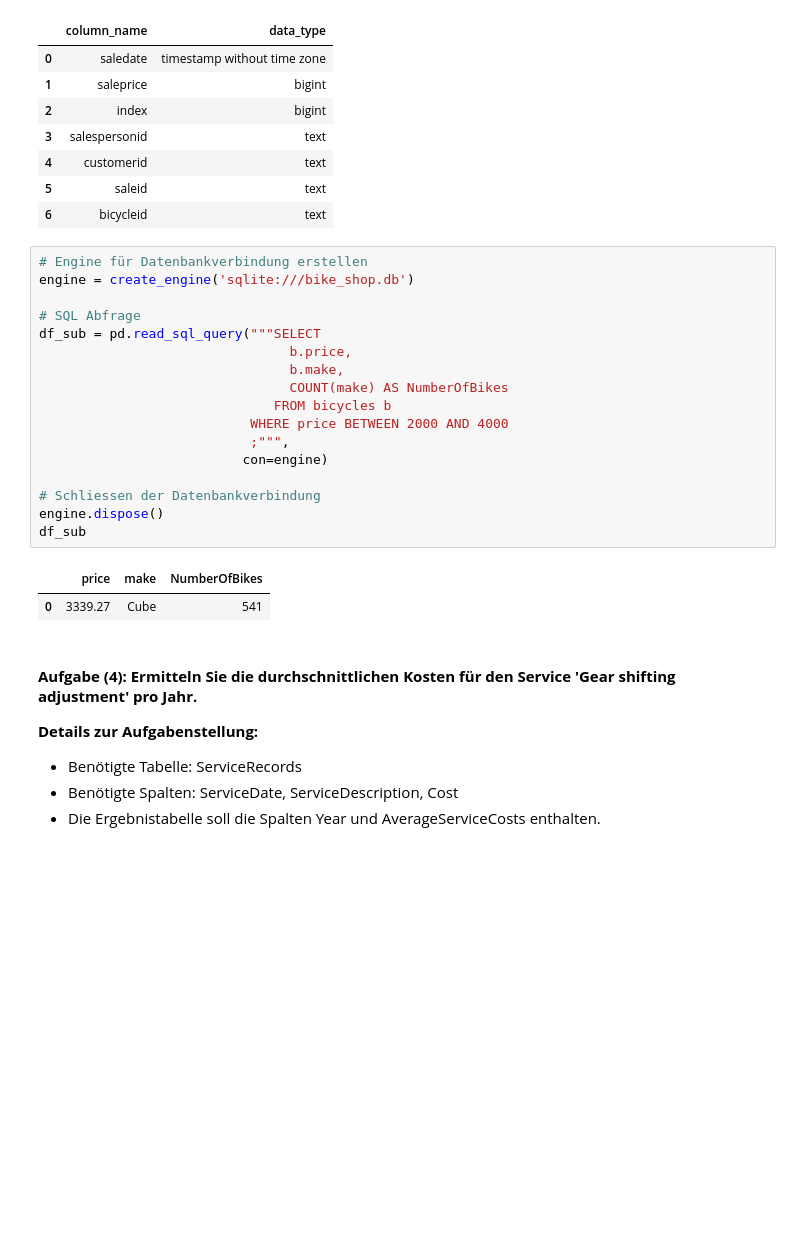
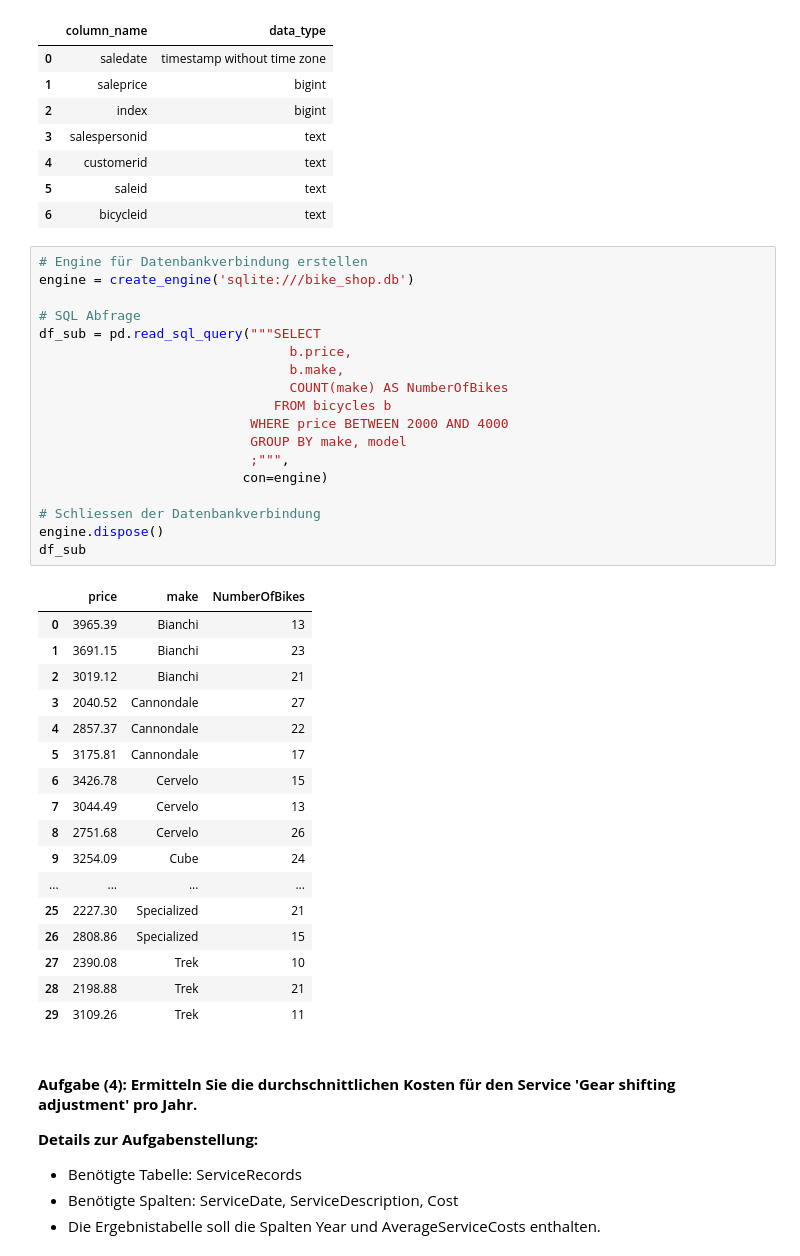
Before and after one commit to migifor-forstmi4/python_postgresql_pgadmin, a Jupyter notebook: Leistungsnachweis 1/AP01_Mgmt_Nutzung_Relationale_Daten.ipynb, the cells around one changed output. Cells and saved outputs as stored; diff of their text form; blank space fills up the shorter version.

```diff
--- a/Leistungsnachweis 1/AP01_Mgmt_Nutzung_Relationale_Daten.ipynb
+++ b/Leistungsnachweis 1/AP01_Mgmt_Nutzung_Relationale_Daten.ipynb
@@ -376,23 +378,39 @@ df_sub
 # %%
 # Engine für Datenbankverbindung erstellen
 engine = create_engine('sqlite:///bike_shop.db')
 
 # SQL Abfrage
 df_sub = pd.read_sql_query("""SELECT
                                 b.price,
                                 b.make,
                                 COUNT(make) AS NumberOfBikes
                               FROM bicycles b
                            WHERE price BETWEEN 2000 AND 4000
+                           GROUP BY make, model
                            ;""",
                           con=engine)
 
 # Schliessen der Datenbankverbindung
 engine.dispose()
 df_sub
 # %% [output]
 |  | price | make | NumberOfBikes |
-| 0 | 3339.27 | Cube | 541 |
+| 0 | 3965.39 | Bianchi | 13 |
+| 1 | 3691.15 | Bianchi | 23 |
+| 2 | 3019.12 | Bianchi | 21 |
+| 3 | 2040.52 | Cannondale | 27 |
+| 4 | 2857.37 | Cannondale | 22 |
+| 5 | 3175.81 | Cannondale | 17 |
+| 6 | 3426.78 | Cervelo | 15 |
+| 7 | 3044.49 | Cervelo | 13 |
+| 8 | 2751.68 | Cervelo | 26 |
+| 9 | 3254.09 | Cube | 24 |
+| ... | ... | ... | ... |
+| 25 | 2227.30 | Specialized | 21 |
+| 26 | 2808.86 | Specialized | 15 |
+| 27 | 2390.08 | Trek | 10 |
+| 28 | 2198.88 | Trek | 21 |
+| 29 | 3109.26 | Trek | 11 |
 # %% [markdown]
 #### <b>Aufgabe (4): Ermitteln Sie die durchschnittlichen Kosten für den Service 'Gear shifting adjustment' pro Jahr.</b>
 <b>Details zur Aufgabenstellung:</b>
```
Also changed, not shown: parts of 3 cells of this notebook.
